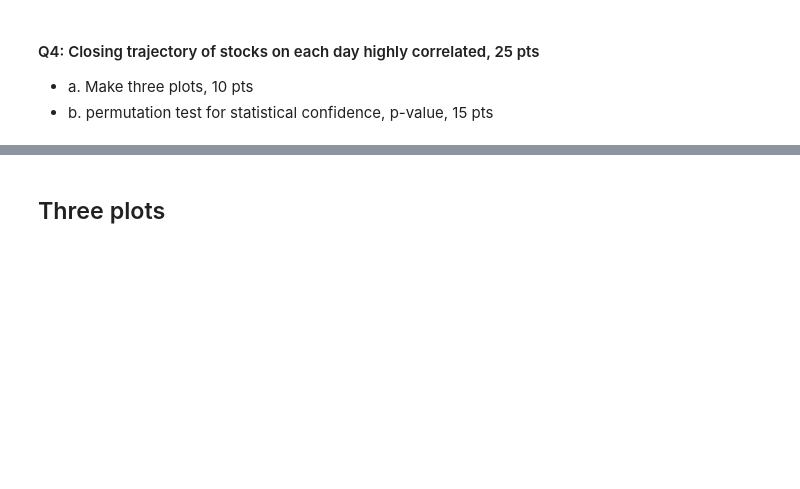
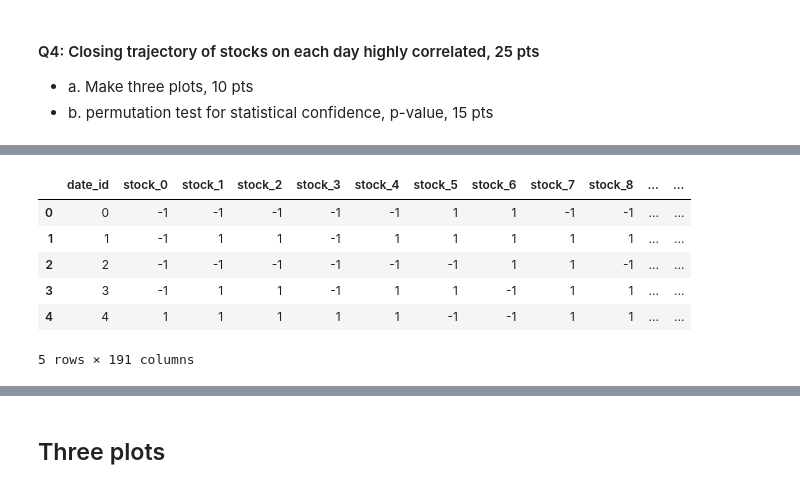
Before and after one commit to fundekaustubh/optiver-trading-challenge, a Jupyter notebook: optiver-2023-basic-submission-demo.ipynb, the cells around one changed output, grey strips where cells are left out. Cells and saved outputs as stored; diff of their text form; code cells hidden in the pictures; blank space fills up the shorter version.

```diff
--- a/optiver-2023-basic-submission-demo.ipynb
+++ b/optiver-2023-basic-submission-demo.ipynb
@@ -434,7 +472,15 @@ columns_to_be_added = [col for col in perf_df.columns]
 columns_to_be_added.remove('date_id')
 perf_df['total']= perf_df[columns_to_be_added].sum(axis=1)
 # %%
-perf_df
+perf_df.head()
+# %% [output]
+|  | date_id | stock_0 | stock_1 | stock_2 | stock_3 | stock_4 | stock_5 | stock_6 | stock_7 | stock_8 | ... | ... |
+| 0 | 0 | -1 | -1 | -1 | -1 | -1 | 1 | 1 | -1 | -1 | ... | ... |
+| 1 | 1 | -1 | 1 | 1 | -1 | 1 | 1 | 1 | 1 | 1 | ... | ... |
+| 2 | 2 | -1 | -1 | -1 | -1 | -1 | -1 | 1 | 1 | -1 | ... | ... |
+| 3 | 3 | -1 | 1 | 1 | -1 | 1 | 1 | -1 | 1 | 1 | ... | ... |
+| 4 | 4 | 1 | 1 | 1 | 1 | 1 | -1 | -1 | 1 | 1 | ... | ... |
+5 rows × 191 columns
 # %%
 import scipy.stats as stats
 import warnings
```
Also changed, not shown: parts of 14 cells of this notebook.
